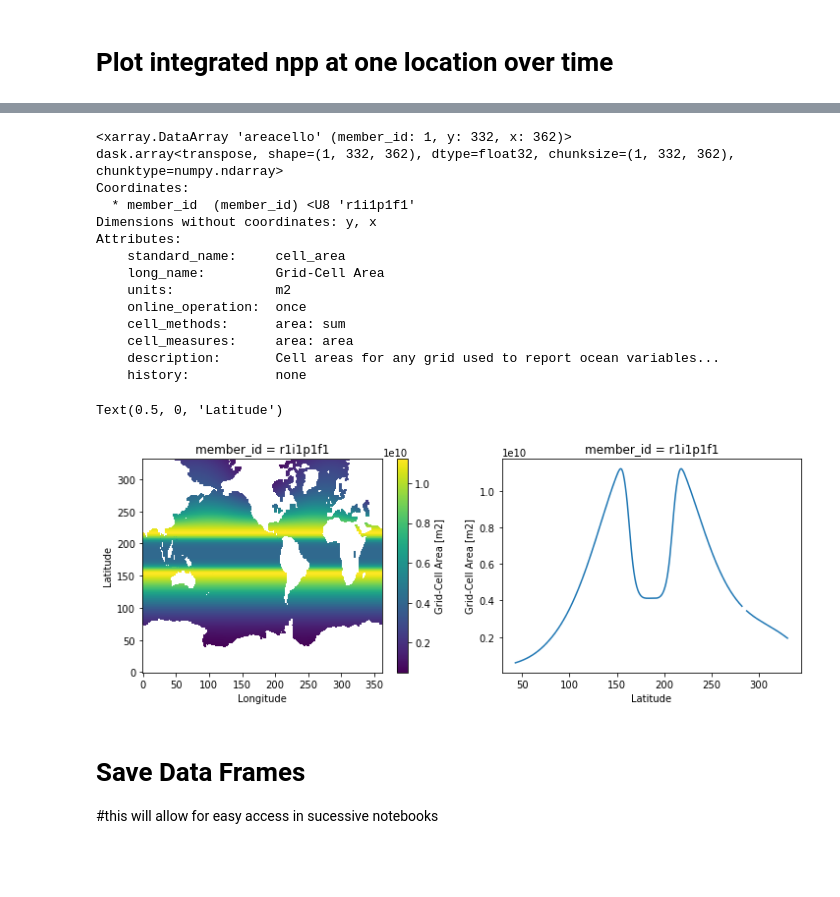
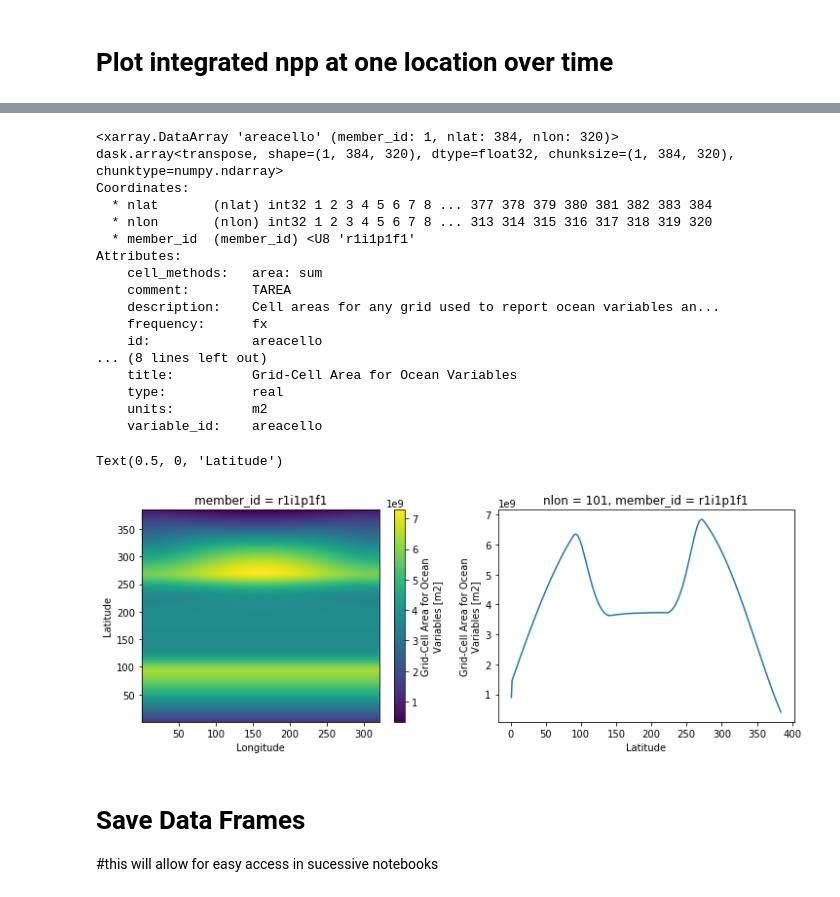
Before and after one commit to mara-freilich/cmip6hack-ocean-bgc, a Jupyter notebook: notebooks/AF_Data_Loading.ipynb, the cells around one changed output, grey strips where cells are left out. Drawn from its saved outputs; the diff is of its cells as text; code cells hidden in the pictures; blank space fills up the shorter version.

```diff
--- a/notebooks/AF_Data_Loading.ipynb
+++ b/notebooks/AF_Data_Loading.ipynb
@@ -153,10 +143,7 @@ Now perform the same steps to get the gridcell area. [areacello] Grid-Cell Area
 # %%
 #list models with ocean grid cell area
-cat2 = col.search(experiment_id=['historical', 'ssp585'], table_id='Ofx', variable_id='areacello', member_id='r1i1p1f1', grid_label='gn')
-
-#see if this variable exists for our model of interest (IPSL...)
 cat2 = col.search(experiment_id=['historical', 'ssp585'], table_id='Ofx',
-                 variable_id='areacello', grid_label='gn', member_id='r1i1p1f1', source_id='IPSL-CM6A-LR')
+                  variable_id='areacello', member_id='r1i1p1f1', grid_label='gn', source_id='CESM2')
 cat2.df
 # %% [output]
 |  | activity_id | institution_id | source_id | experiment_id | member_id | table_id | variable_id | grid_label | ... |
@@ -214,8 +200,9 @@ dict_keys(['CMIP.IPSL.IPSL-CM6A-LR.historical.Ofx.gn', 'ScenarioMIP.IPSL.IPSL-CM
 # %% [markdown]
 We can access these datasets as follows.
 # %%
-ds_hist = dset_dict['CMIP.IPSL.IPSL-CM6A-LR.historical.Omon.gn']
-ds_85 = dset_dict['ScenarioMIP.IPSL.IPSL-CM6A-LR.ssp585.Omon.gn']
-ds_hist_oa = dset_dict2['CMIP.IPSL.IPSL-CM6A-LR.historical.Ofx.gn']
-ds_85_oa = dset_dict2['ScenarioMIP.IPSL.IPSL-CM6A-LR.ssp585.Ofx.gn']
-ds_85.intpp
+ds_hist = dset_dict['CMIP.NCAR.CESM2.historical.Omon.gn']
+ds_85 = dset_dict['ScenarioMIP.NCAR.CESM2.ssp585.Omon.gn']
+ds_hist_oa = dset_dict2['CMIP.NCAR.CESM2.historical.Ofx.gn']
+ds_85_oa = dset_dict2['ScenarioMIP.NCAR.CESM2.ssp585.Ofx.gn']
+ds_lon = ds_85.lon
+ds_lat = ds_85.lat
@@ -287,36 +305,39 @@ Text(0.5, 1.0, 'May 2100 - May 2015 IntNPP')
 # %%
 ds_85_oa.areacello
 # %% [output]
-<xarray.DataArray 'areacello' (member_id: 1, y: 332, x: 362)>
-dask.array<transpose, shape=(1, 332, 362), dtype=float32, chunksize=(1, 332, 362), chunktype=numpy.ndarray>
+<xarray.DataArray 'areacello' (member_id: 1, nlat: 384, nlon: 320)>
+dask.array<transpose, shape=(1, 384, 320), dtype=float32, chunksize=(1, 384, 320), chunktype=numpy.ndarray>
 Coordinates:
+  * nlat       (nlat) int32 1 2 3 4 5 6 7 8 ... 377 378 379 380 381 382 383 384
+  * nlon       (nlon) int32 1 2 3 4 5 6 7 8 ... 313 314 315 316 317 318 319 320
   * member_id  (member_id) <U8 'r1i1p1f1'
-Dimensions without coordinates: y, x
 Attributes:
-    standard_name:     cell_area
-    long_name:         Grid-Cell Area
-    units:             m2
-    online_operation:  once
-    cell_methods:      area: sum
-    cell_measures:     area: area
-    description:       Cell areas for any grid used to report ocean variables...
-    history:           none
+    cell_methods:   area: sum
+    comment:        TAREA
+    description:    Cell areas for any grid used to report ocean variables an...
+    frequency:      fx
+    id:             areacello
+... (8 lines left out)
+    title:          Grid-Cell Area for Ocean Variables
+    type:           real
+    units:          m2
+    variable_id:    areacello
 # %%
 # Make a map of ocean area as well as a meridional plot
 
 fig = plt.figure(figsize=(12, 4))
 
 ax = fig.add_subplot(1, 2, 1)
 ds_85_oa.areacello.plot()
 ax.set_ylabel('Latitude')
 ax.set_xlabel('Longitude')
 
 ax2 = fig.add_subplot(1, 2, 2)
-ds_85_oa.areacello.isel(x=110).plot()
+ds_85_oa.areacello.isel(nlon=100).plot()
 ax2.set_xlabel('Latitude')
 # %% [output]
 Text(0.5, 0, 'Latitude')
-[figure, old version]
+[figure, new version]
 # %% [markdown]
 # Save Data Frames
 
```
Also changed, not shown: parts of 24 cells of this notebook, 1 other file.
